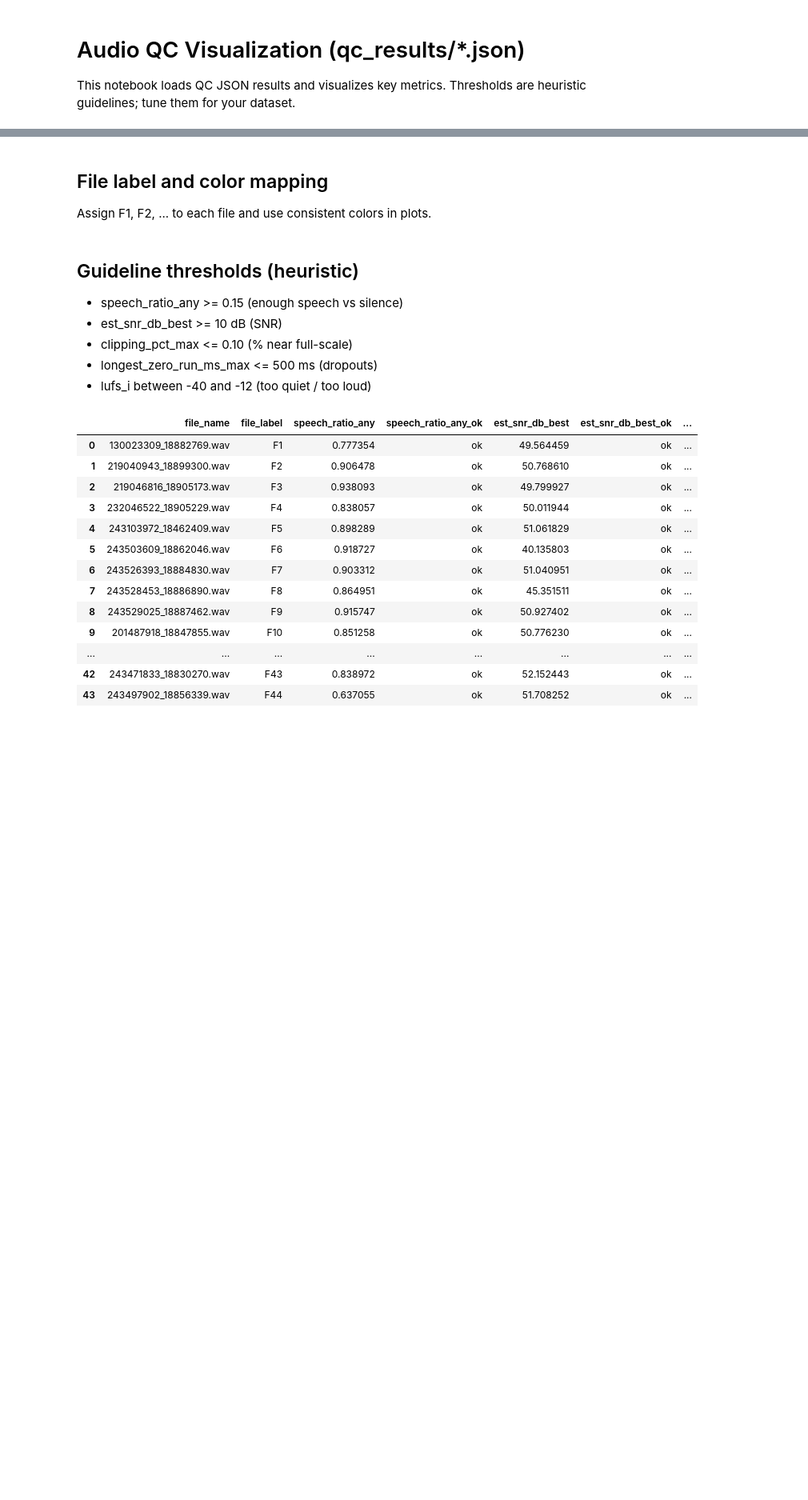
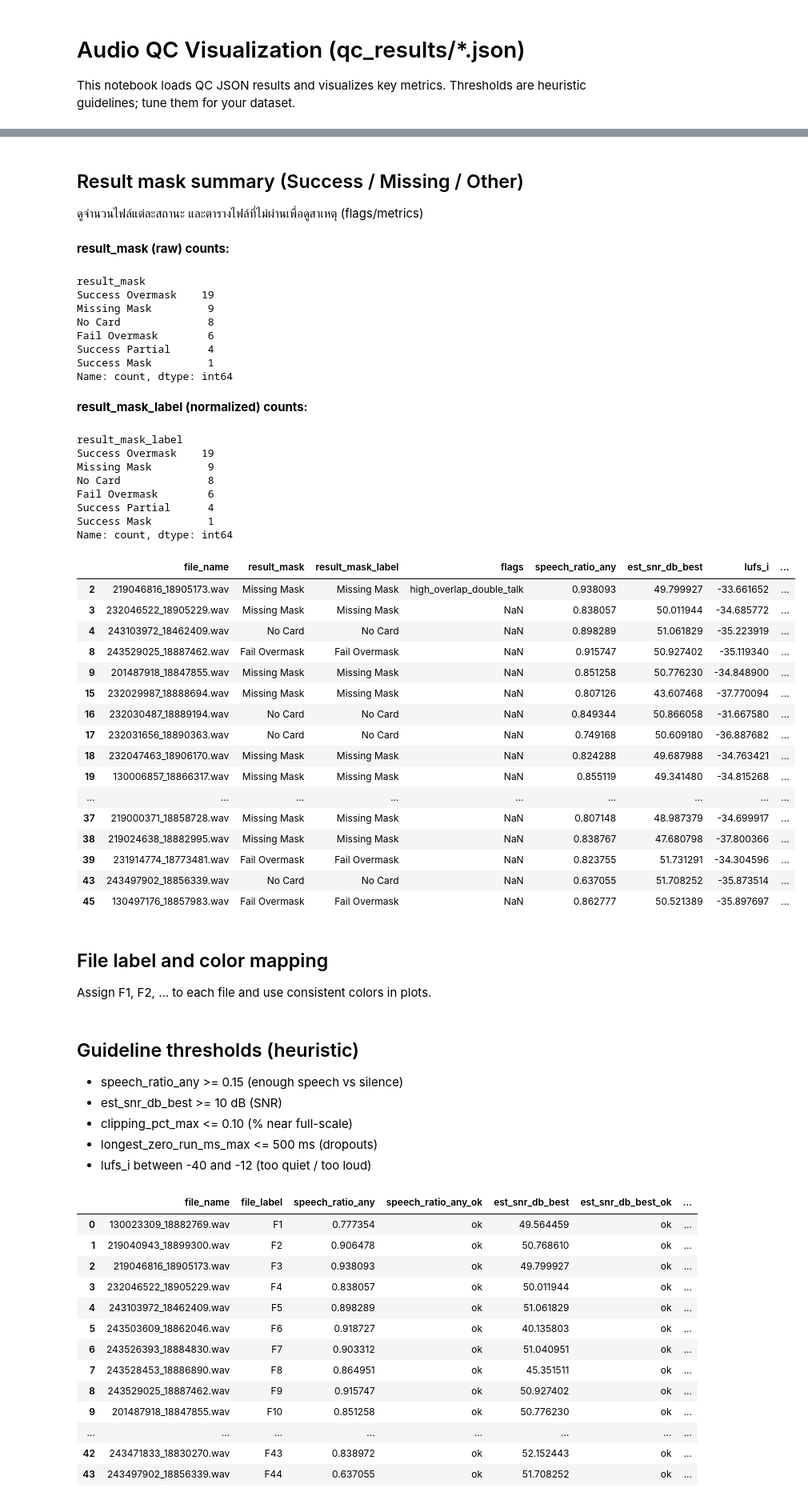
Before and after one commit to KJ-AIML/noise_normalize, a Jupyter notebook: visualize.ipynb, the cells around one changed output, grey strips where cells are left out. Shown at 80% size. Saved outputs shown, nothing was run; the diff lists cells and outputs as text; code cells hidden in the pictures; blank space fills up the shorter version.

```diff
--- a/visualize.ipynb
+++ b/visualize.ipynb
@@ -62,0 +98,10 @@ df
+# %%
+display(Markdown(f'**Total rows:** {len(df)}'))
+check_cols = ["speech_ratio_any", "est_snr_db_best", "clipping_pct_max", "longest_zero_run_ms_max", "lufs_i"]
+for c in check_cols:
+    if c in df.columns:
+        non_null = df[c].notna().sum()
+        unique = df[c].nunique(dropna=True)
+        display(Markdown(f'- **{c}**: non‑null={non_null}, unique={unique}'))
+    else:
+        display(Markdown(f'- **{c}**: column not found'))
@@ -63,3 +115,60 @@ df
+# %% [markdown]
+## Result mask summary (Success / Missing / Other)
+ดูจำนวนไฟล์แต่ละสถานะ และตารางไฟล์ที่ไม่ผ่านเพื่อดูสาเหตุ (flags/metrics)
+# %%
+if "result_mask" in df.columns:
+    display(Markdown('**result_mask (raw) counts:**'))
+    display(df["result_mask"].value_counts(dropna=False))
+    if "result_mask_label" in df.columns:
+        display(Markdown('**result_mask_label (normalized) counts:**'))
+        display(df["result_mask_label"].value_counts(dropna=False))
+
+    def _is_success(v):
+        s = str(v).lower()
+        return "success" in s
+
+    cols = [c for c in ["file_name", "result_mask", "result_mask_label", "flags", "speech_ratio_any", "est_snr_db_best", "lufs_i", "clipping_pct_max", "longest_zero_run_ms_max"] if c in df.columns]
+    df_fail = df[~df["result_mask"].apply(_is_success)][cols]
+    display(df_fail)
+else:
+    display(Markdown('**result_mask ยังไม่มี** — ชื่อคอลัมน์ในไฟล์อาจมีช่องว่าง/ตัวพิมพ์ต่างกัน'))
+    display(Markdown('**Available columns:** ' + ', '.join(df.columns)))
+# %% [output]
+**result_mask (raw) counts:**
+result_mask
+Success Overmask    19
+Missing Mask         9
+No Card              8
+Fail Overmask        6
+Success Partial      4
+Success Mask         1
+Name: count, dtype: int64
+**result_mask_label (normalized) counts:**
+result_mask_label
+Success Overmask    19
+Missing Mask         9
+No Card              8
+Fail Overmask        6
+Success Partial      4
+Success Mask         1
+Name: count, dtype: int64
+|  | file_name | result_mask | result_mask_label | flags | speech_ratio_any | est_snr_db_best | lufs_i | ... |
+| 2 | 219046816_18905173.wav | Missing Mask | Missing Mask | high_overlap_double_talk | 0.938093 | 49.799927 | -33.661652 | ... |
+| 3 | 232046522_18905229.wav | Missing Mask | Missing Mask | NaN | 0.838057 | 50.011944 | -34.685772 | ... |
+| 4 | 243103972_18462409.wav | No Card | No Card | NaN | 0.898289 | 51.061829 | -35.223919 | ... |
+| 8 | 243529025_18887462.wav | Fail Overmask | Fail Overmask | NaN | 0.915747 | 50.927402 | -35.119340 | ... |
+| 9 | 201487918_18847855.wav | Missing Mask | Missing Mask | NaN | 0.851258 | 50.776230 | -34.848900 | ... |
+| 15 | 232029987_18888694.wav | Missing Mask | Missing Mask | NaN | 0.807126 | 43.607468 | -37.770094 | ... |
+| 16 | 232030487_18889194.wav | No Card | No Card | NaN | 0.849344 | 50.866058 | -31.667580 | ... |
+| 17 | 232031656_18890363.wav | No Card | No Card | NaN | 0.749168 | 50.609180 | -36.887682 | ... |
+| 18 | 232047463_18906170.wav | Missing Mask | Missing Mask | NaN | 0.824288 | 49.687988 | -34.763421 | ... |
+| 19 | 130006857_18866317.wav | Missing Mask | Missing Mask | NaN | 0.855119 | 49.341480 | -34.815268 | ... |
+| ... | ... | ... | ... | ... | ... | ... | ... | ... |
+| 37 | 219000371_18858728.wav | Missing Mask | Missing Mask | NaN | 0.807148 | 48.987379 | -34.699917 | ... |
+| 38 | 219024638_18882995.wav | Missing Mask | Missing Mask | NaN | 0.838767 | 47.680798 | -37.800366 | ... |
+| 39 | 231914774_18773481.wav | Fail Overmask | Fail Overmask | NaN | 0.823755 | 51.731291 | -34.304596 | ... |
+| 43 | 243497902_18856339.wav | No Card | No Card | NaN | 0.637055 | 51.708252 | -35.873514 | ... |
+| 45 | 130497176_18857983.wav | Fail Overmask | Fail Overmask | NaN | 0.862777 | 50.521389 | -35.897697 | ... |
 # %% [markdown]
 ## File label and color mapping
 Assign F1, F2, ... to each file and use consistent colors in plots.
```
Also changed, not shown: parts of 6 cells of this notebook, 1 other file.
